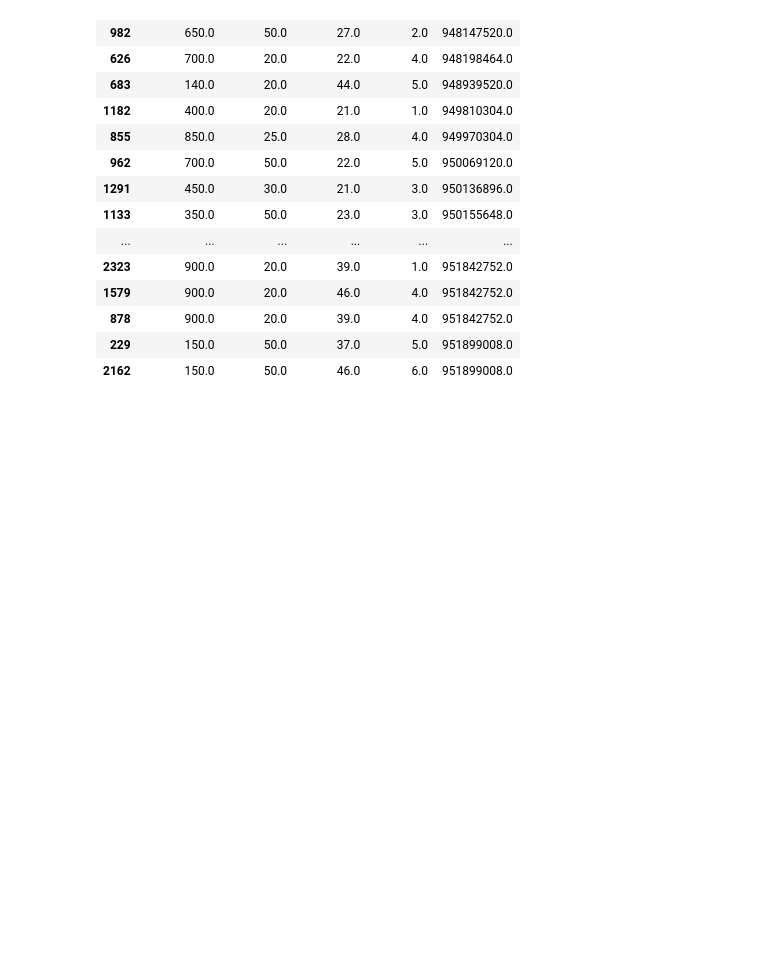
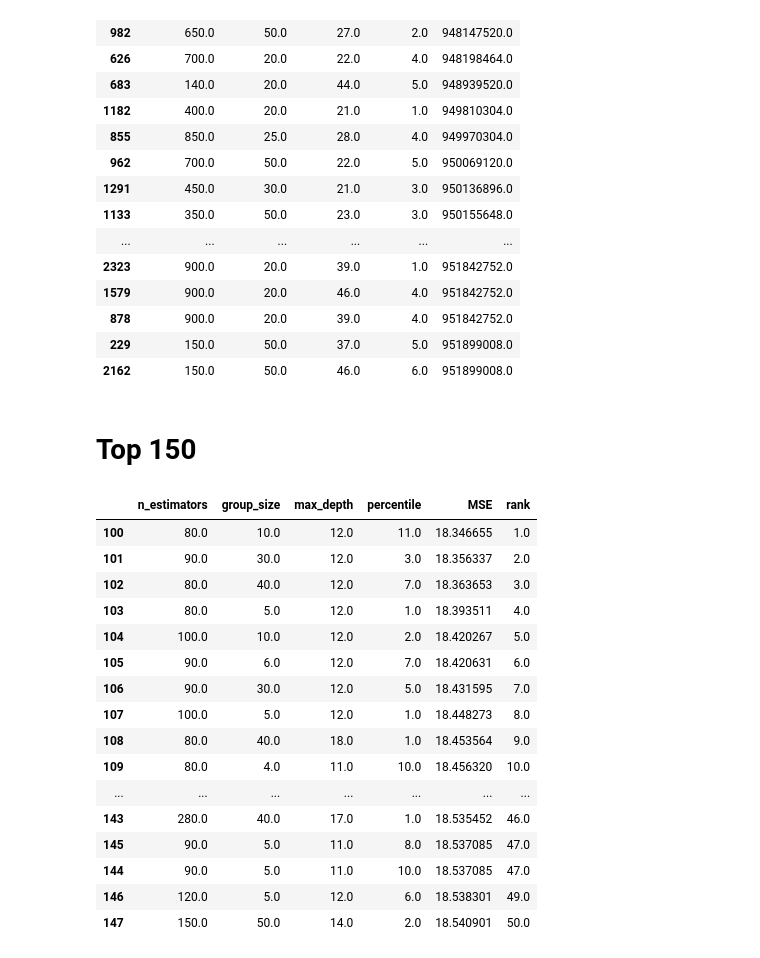
Before and after one commit to fedeegiorgi/proyecto-final, a Jupyter notebook: src/results_analysis/Percentile_Trimming.ipynb, the cells around one changed output. Cells and saved outputs as stored; diff of their text form; code cells hidden in the pictures; blank space fills up the shorter version.

```diff
--- a/src/results_analysis/Percentile_Trimming.ipynb
+++ b/src/results_analysis/Percentile_Trimming.ipynb
@@ -123,3 +123,38 @@ concatenated_df = concatenated_df.astype(int)
 
 # Save the concatenated DataFrame to a CSV file
 concatenated_df.to_csv('csvs/Percentile_Trimming_Top_150.csv', index=False)
+# %% [markdown]
+# Top 150
+# %%
+file_path = '../resultados_top_150/Wind/Wind_Percentile_Trimming_150.npy'
+data_wind = np.load(file_path)
+
+# Define column names
+columns = ['n_estimators', 'group_size', 'max_depth', 'percentile', 'MSE']
+
+df_wind_150 = pd.DataFrame(data_wind, columns=columns)
+
+sorted_df_wind_150 = df_wind_150.sort_values(by='MSE', ascending=True)
+
+# Add rank column
+sorted_df_wind_150['rank'] = sorted_df_wind_150['MSE'].rank(method='min')
+
+sorted_df_wind_150[:50]
+# %% [output]
+|  | n_estimators | group_size | max_depth | percentile | MSE | rank |
+| 100 | 80.0 | 10.0 | 12.0 | 11.0 | 18.346655 | 1.0 |
+| 101 | 90.0 | 30.0 | 12.0 | 3.0 | 18.356337 | 2.0 |
+| 102 | 80.0 | 40.0 | 12.0 | 7.0 | 18.363653 | 3.0 |
+| 103 | 80.0 | 5.0 | 12.0 | 1.0 | 18.393511 | 4.0 |
+| 104 | 100.0 | 10.0 | 12.0 | 2.0 | 18.420267 | 5.0 |
+| 105 | 90.0 | 6.0 | 12.0 | 7.0 | 18.420631 | 6.0 |
+| 106 | 90.0 | 30.0 | 12.0 | 5.0 | 18.431595 | 7.0 |
+| 107 | 100.0 | 5.0 | 12.0 | 1.0 | 18.448273 | 8.0 |
+| 108 | 80.0 | 40.0 | 18.0 | 1.0 | 18.453564 | 9.0 |
+| 109 | 80.0 | 4.0 | 11.0 | 10.0 | 18.456320 | 10.0 |
+| ... | ... | ... | ... | ... | ... | ... |
+| 143 | 280.0 | 40.0 | 17.0 | 1.0 | 18.535452 | 46.0 |
+| 145 | 90.0 | 5.0 | 11.0 | 8.0 | 18.537085 | 47.0 |
+| 144 | 90.0 | 5.0 | 11.0 | 10.0 | 18.537085 | 47.0 |
+| 146 | 120.0 | 5.0 | 12.0 | 6.0 | 18.538301 | 49.0 |
+| 147 | 150.0 | 50.0 | 14.0 | 2.0 | 18.540901 | 50.0 |
```
Also changed, not shown: parts of 2 cells of this notebook, 4 other files.
